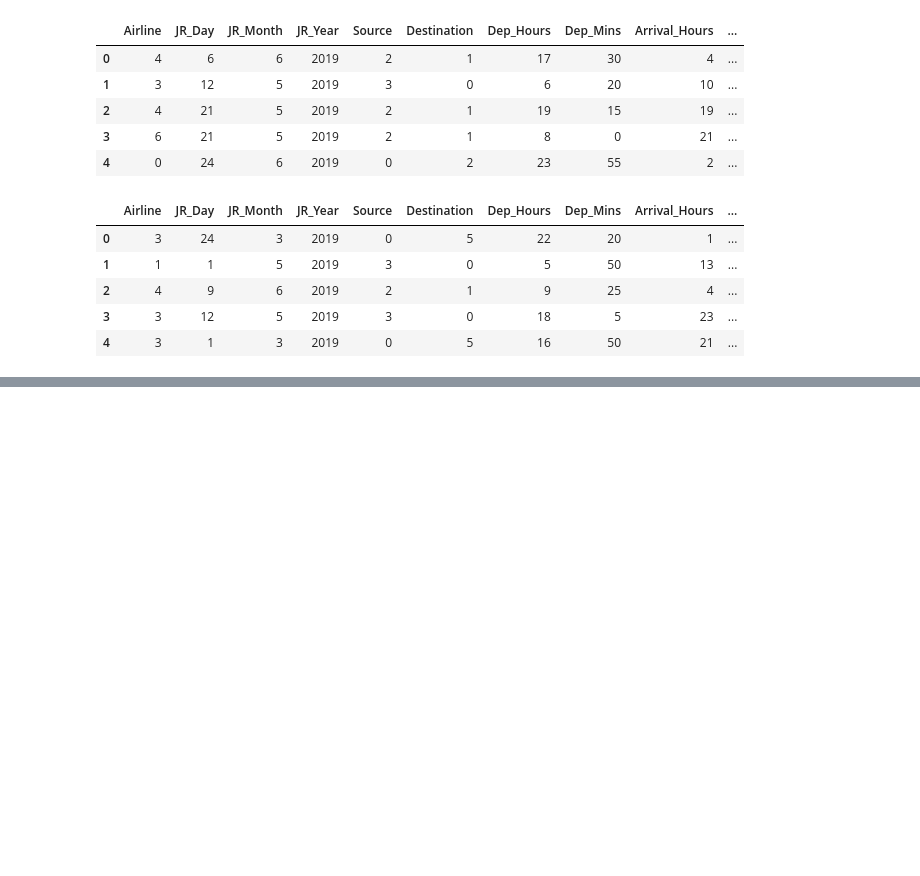
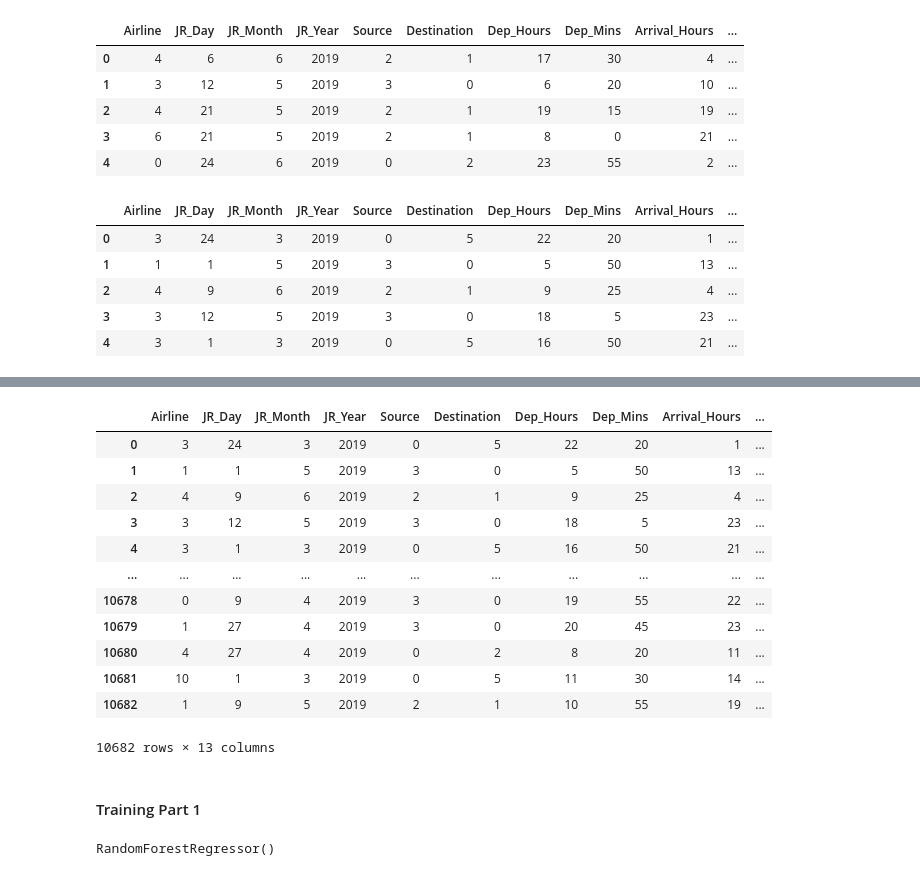
Before and after one commit to Ymilak2018/Data-Science-EDA, a Jupyter notebook: Flight Prediction Data Set EDA/flight_prediction.ipynb, the cells around one changed output, grey strips where cells are left out. Cells and saved outputs as stored; diff of their text form; code cells hidden in the pictures; blank space fills up the shorter version.

```diff
--- a/Flight Prediction Data Set EDA/flight_prediction.ipynb
+++ b/Flight Prediction Data Set EDA/flight_prediction.ipynb
@@ -472,3 +472,13 @@ train_data.head()
 | 2 | 4 | 9 | 6 | 2019 | 2 | 1 | 9 | 25 | 4 | ... |
 | 3 | 3 | 12 | 5 | 2019 | 3 | 0 | 18 | 5 | 23 | ... |
 | 4 | 3 | 1 | 3 | 2019 | 0 | 5 | 16 | 50 | 21 | ... |
+# %%
+from sklearn.ensemble import RandomForestRegressor
+from sklearn.model_selection import train_test_split
+from sklearn.metrics import mean_squared_error, r2_score
+
+rfr = RandomForestRegressor()
+X = train_data.iloc[:,:-1]
+Y = train_data.iloc[:,-1]
+X_train , X_test, y_train, y_test = train_test_split(X,Y,test_size=0.15, random_state=10)
+rfr.fit(X_train, y_train)
@@ -474,0 +539,16 @@ train_data.head()
+# %%
+X
+# %% [output]
+|  | Airline | JR_Day | JR_Month | JR_Year | Source | Destination | Dep_Hours | Dep_Mins | Arrival_Hours | ... |
+| 0 | 3 | 24 | 3 | 2019 | 0 | 5 | 22 | 20 | 1 | ... |
+| 1 | 1 | 1 | 5 | 2019 | 3 | 0 | 5 | 50 | 13 | ... |
+| 2 | 4 | 9 | 6 | 2019 | 2 | 1 | 9 | 25 | 4 | ... |
+| 3 | 3 | 12 | 5 | 2019 | 3 | 0 | 18 | 5 | 23 | ... |
+| 4 | 3 | 1 | 3 | 2019 | 0 | 5 | 16 | 50 | 21 | ... |
+| ... | ... | ... | ... | ... | ... | ... | ... | ... | ... | ... |
+| 10678 | 0 | 9 | 4 | 2019 | 3 | 0 | 19 | 55 | 22 | ... |
+| 10679 | 1 | 27 | 4 | 2019 | 3 | 0 | 20 | 45 | 23 | ... |
+| 10680 | 4 | 27 | 4 | 2019 | 0 | 2 | 8 | 20 | 11 | ... |
+| 10681 | 10 | 1 | 3 | 2019 | 0 | 5 | 11 | 30 | 14 | ... |
+| 10682 | 1 | 9 | 5 | 2019 | 2 | 1 | 10 | 55 | 19 | ... |
+10682 rows × 13 columns
@@ -474,0 +561,2 @@ train_data.head()
+# %% [markdown]
+#### Training Part 1
@@ -474,0 +566,4 @@ train_data.head()
+# %%
+rr.fit(xtr,ytr)
+# %% [output]
+RandomForestRegressor()
```
Also changed, not shown: parts of 10 cells of this notebook, 1 other file.
